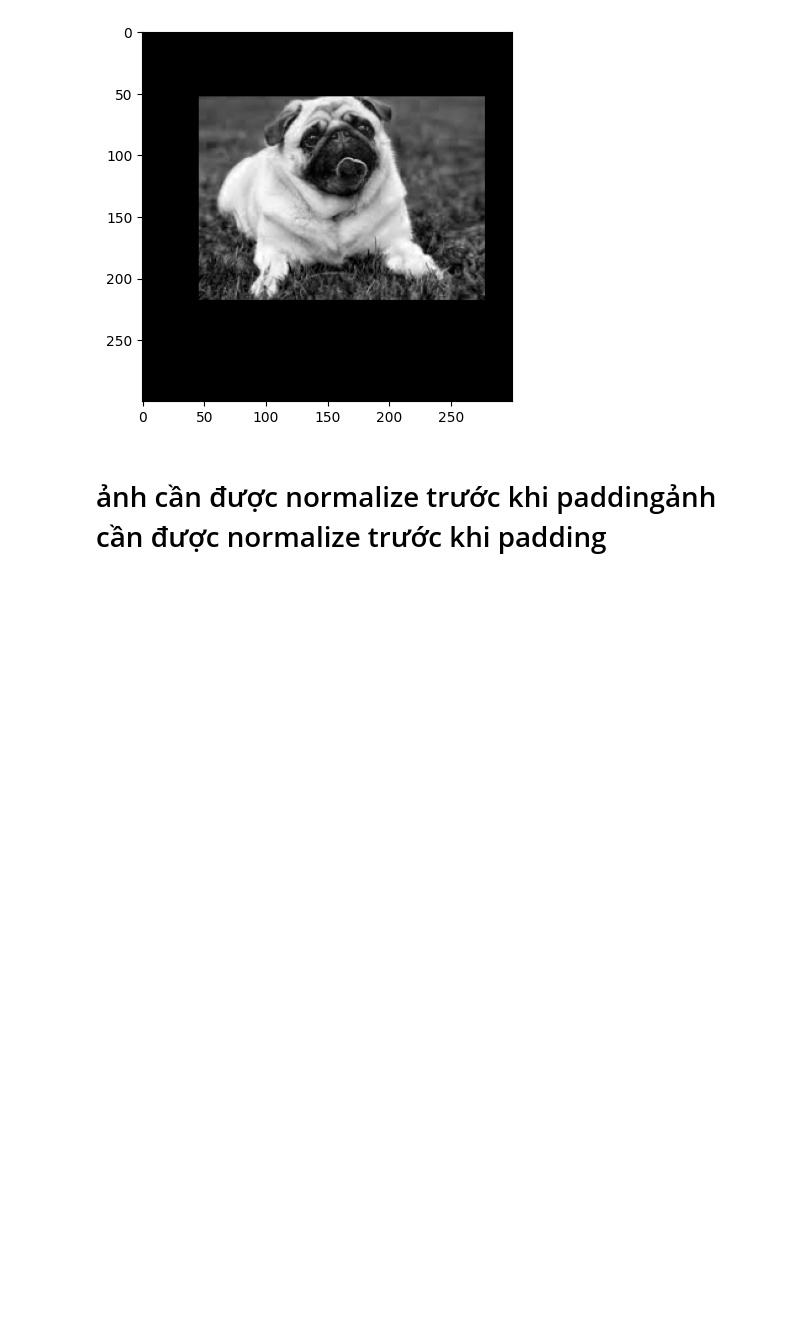
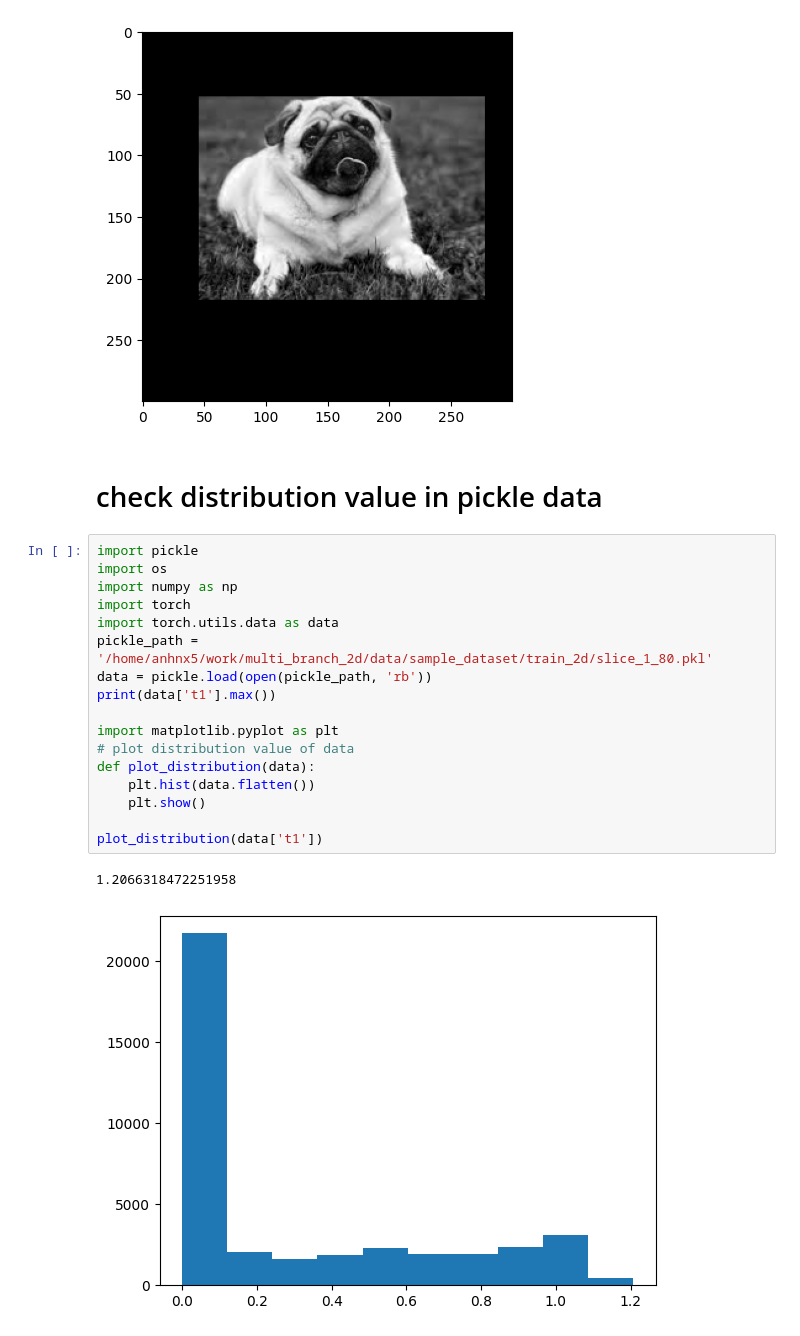
Before and after one commit to Xuan-Anh/multi_branch_2D, a Jupyter notebook: check.ipynb, the cells around one changed output. Saved outputs shown, nothing was run; the diff lists cells and outputs as text; blank space fills up the shorter version.

```diff
--- a/check.ipynb
+++ b/check.ipynb
@@ -193,5 +193,25 @@ plot_img(img)
 # %% [output]
 [figure]
 [figure]
-# %% [markdown]
-#  ảnh cần được normalize trước khi paddingảnh cần được normalize trước khi padding
+# %% [markdown]
+# check distribution value in pickle data
+# %%
+import pickle
+import os
+import numpy as np
+import torch
+import torch.utils.data as data
+pickle_path = '/home/anhnx5/work/multi_branch_2d/data/sample_dataset/train_2d/slice_1_80.pkl'
+data = pickle.load(open(pickle_path, 'rb'))
+print(data['t1'].max())
+
+import matplotlib.pyplot as plt
+# plot distribution value of data
+def plot_distribution(data):
+    plt.hist(data.flatten())
+    plt.show()
+
+plot_distribution(data['t1'])
+# %% [output]
+1.2066318472251958
+[figure, added]
```
Also changed, not shown: parts of 2 cells of this notebook, 5 other files.
